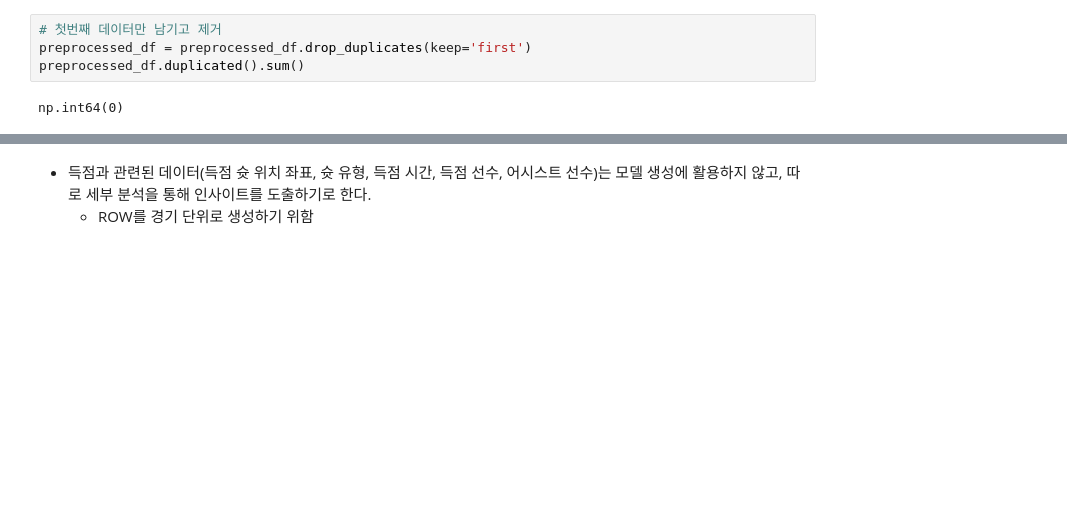
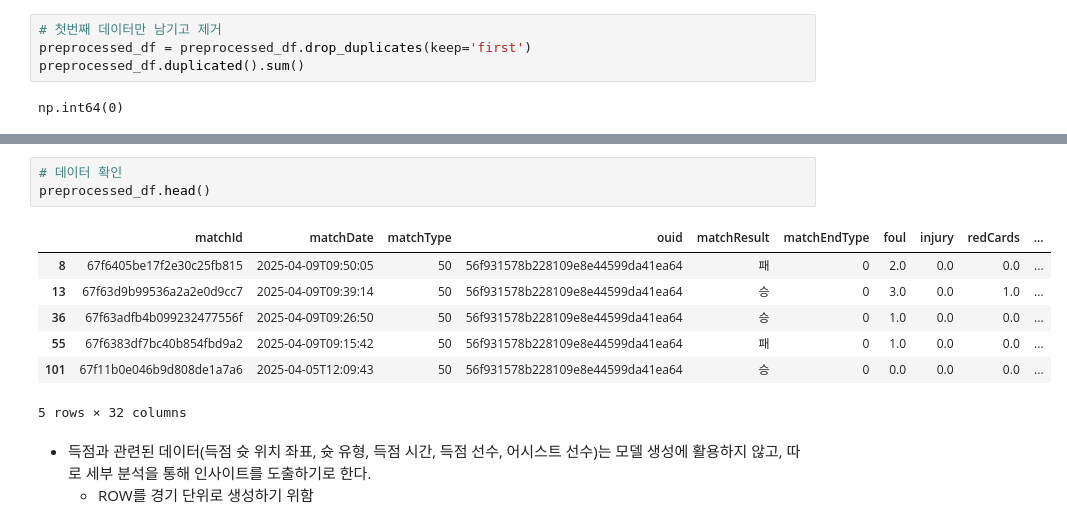
Before and after one commit to harrym8n/Proj_FC_Online, a Jupyter notebook: fconline_analysis_insight.ipynb, the cells around one changed output, grey strips where cells are left out. Drawn from its saved outputs; the diff is of its cells as text; blank space fills up the shorter version.

```diff
--- a/fconline_analysis_insight.ipynb
+++ b/fconline_analysis_insight.ipynb
@@ -493,3 +472,14 @@ preprocessed_df
+# %%
+# 데이터 확인
+preprocessed_df.head()
+# %% [output]
+|  | matchId | matchDate | matchType | ouid | matchResult | matchEndType | foul | injury | redCards | ... |
+| 8 | 67f6405be17f2e30c25fb815 | 2025-04-09T09:50:05 | 50 | 56f931578b228109e8e44599da41ea64 | 패 | 0 | 2.0 | 0.0 | 0.0 | ... |
+| 13 | 67f63d9b99536a2a2e0d9cc7 | 2025-04-09T09:39:14 | 50 | 56f931578b228109e8e44599da41ea64 | 승 | 0 | 3.0 | 0.0 | 1.0 | ... |
+| 36 | 67f63adfb4b099232477556f | 2025-04-09T09:26:50 | 50 | 56f931578b228109e8e44599da41ea64 | 승 | 0 | 1.0 | 0.0 | 0.0 | ... |
+| 55 | 67f6383df7bc40b854fbd9a2 | 2025-04-09T09:15:42 | 50 | 56f931578b228109e8e44599da41ea64 | 패 | 0 | 1.0 | 0.0 | 0.0 | ... |
+| 101 | 67f11b0e046b9d808de1a7a6 | 2025-04-05T12:09:43 | 50 | 56f931578b228109e8e44599da41ea64 | 승 | 0 | 0.0 | 0.0 | 0.0 | ... |
+5 rows × 32 columns
 # %% [markdown]
 - 득점과 관련된 데이터(득점 슛 위치 좌표, 슛 유형, 득점 시간, 득점 선수, 어시스트 선수)는 모델 생성에 활용하지 않고, 따로 세부 분석을 통해 인사이트를 도출하기로 한다.
     - ROW를 경기 단위로 생성하기 위함
```
Also changed, not shown: parts of 50 cells of this notebook, 2 other files.
